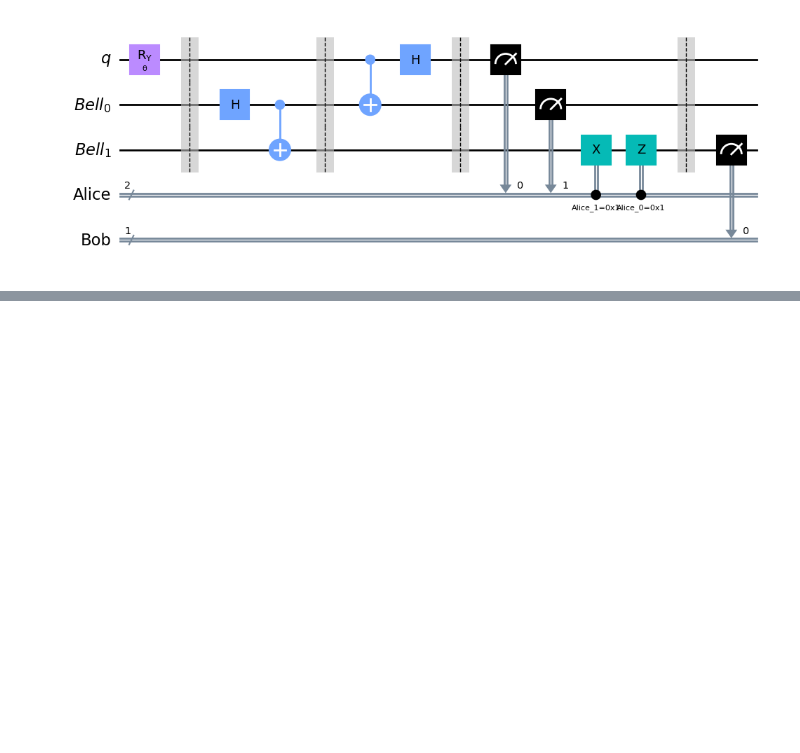
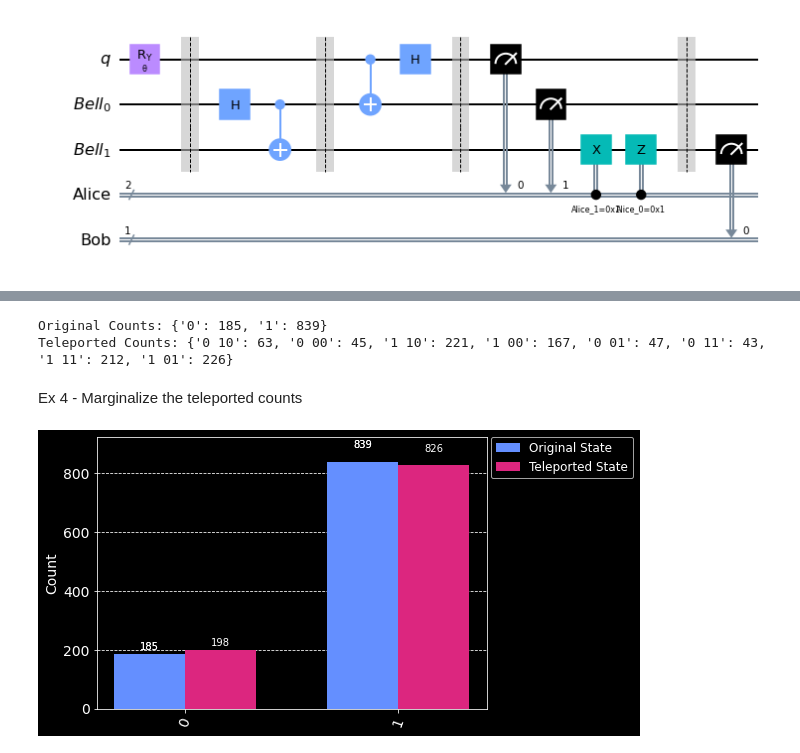
Before and after one commit to qiskit-community/qgss-2023, a Jupyter notebook: content/lab2/lab2.ipynb, the cells around one changed output, grey strips where cells are left out. Drawn from its saved outputs; the diff is of its cells as text; code cells hidden in the pictures; blank space fills up the shorter version.

```diff
--- a/content/lab2/lab2.ipynb
+++ b/content/lab2/lab2.ipynb
@@ -293,0 +277,27 @@ QasmError: "OpenQASM 2 can only condition on registers, but got '{self.condition
+# %%
+angle = 5*np.pi/7
+
+qc.measure_all()
+
+# job_static = Sampler().run(qc.bind_parameters({theta: angle}), backend=aer_sim)
+# job_dynamic = Sampler().run(tele_qc.bind_parameters({theta: angle}), backend=aer_sim)
+job_static = aer_sim.run(qc.bind_parameters({theta: angle}))
+job_dynamic = aer_sim.run(tele_qc.bind_parameters({theta: angle}))
+
+# print(f"Original Dists: {job_static.result().quasi_dists[0].binary_probabilities()}")
+# print(f"Teleported Dists: {job_dynamic.result().quasi_dists[0].binary_probabilities()}")
+print(f"Original Counts: {job_static.result().get_counts()}")
+print(f"Teleported Counts: {job_dynamic.result().get_counts()}")
+# %% [output]
+Original Counts: {'0': 185, '1': 839}
+Teleported Counts: {'0 10': 63, '0 00': 45, '1 10': 221, '1 00': 167, '0 01': 47, '0 11': 43, '1 11': 212, '1 01': 226}
+# %% [markdown]
+Ex 4 - Marginalize the teleported counts
+# %%
+from qiskit.result import marginal_counts
+
+tele_counts = # marginalize counts
+
+# # this is correct
+# # tele_counts = marginal_counts(job_dynamic.result().quasi_dists[0].binary_probabilities(), indices=[2])
+# tele_counts = marginal_counts(job_dynamic.result().get_counts(), indices=[2])
@@ -293,0 +308,5 @@ QasmError: "OpenQASM 2 can only condition on registers, but got '{self.condition
+# %%
+legend = ['Original State', 'Teleported State']
+plot_histogram([job_static.result().get_counts(), tele_counts], legend=legend)
+# %% [output]
+[figure, added]
```
Also changed, not shown: parts of 44 cells of this notebook.
